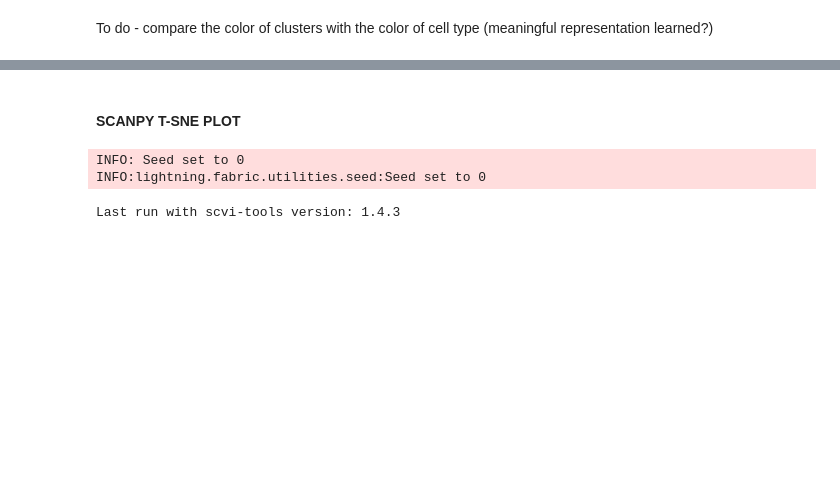
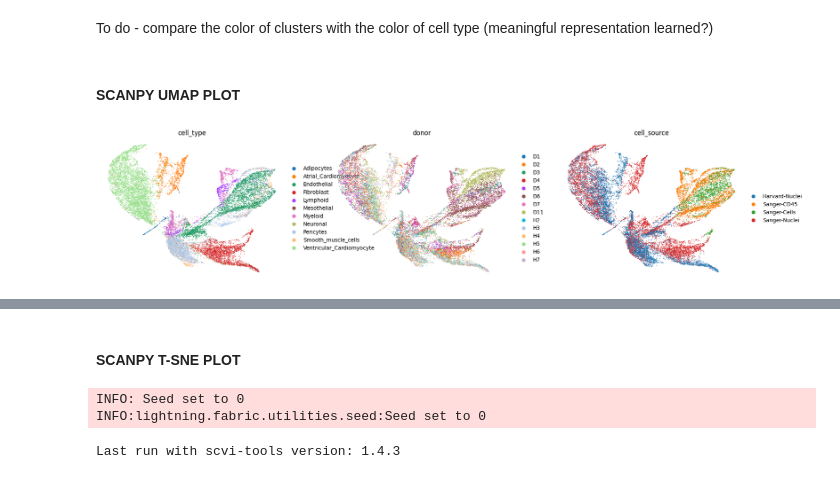
Before and after one commit to enicaking/tfg-vae, a Jupyter notebook: 4_uncoded_dSCVI.ipynb, the cells around one changed output, grey strips where cells are left out. Saved outputs shown, nothing was run; the diff lists cells and outputs as text; code cells hidden in the pictures; blank space fills up the shorter version.

```diff
--- a/4_uncoded_dSCVI.ipynb
+++ b/4_uncoded_dSCVI.ipynb
@@ -2031,2 +2043,4 @@ plt.show()
 # %% [markdown]
 To do - compare the color of clusters with the color of cell type (meaningful representation learned?)
+# %% [markdown]
+#### SCANPY UMAP PLOT
@@ -2032,0 +2051,4 @@ To do - compare the color of clusters with the color of cell type (meaningful re
+# %%
+sc.pl.umap(adata, color=["cell_type", "donor", "cell_source"], ncols=3, frameon=False)
+# %% [output]
+[figure, added]
```
Also changed, not shown: parts of 21 cells of this notebook.
